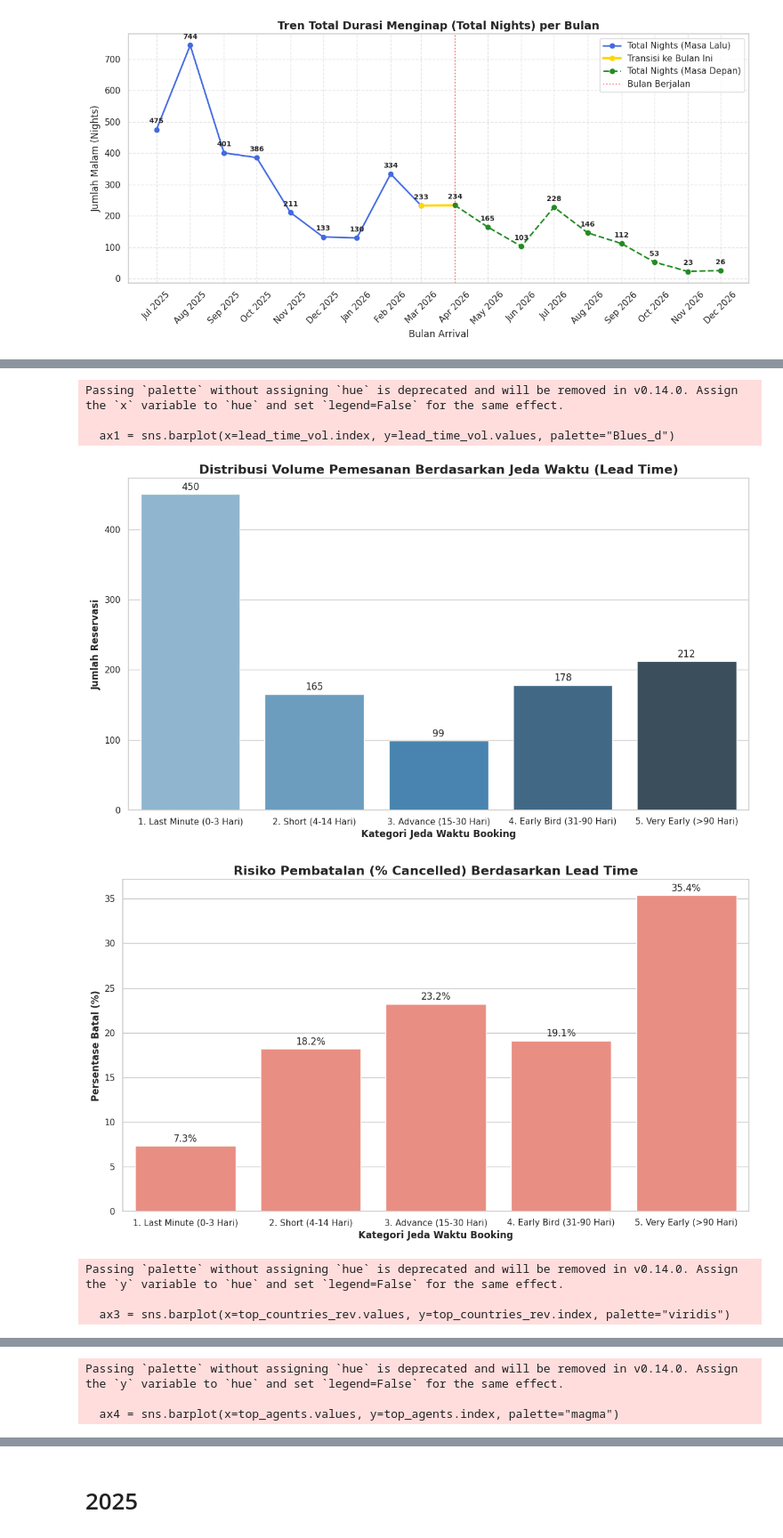
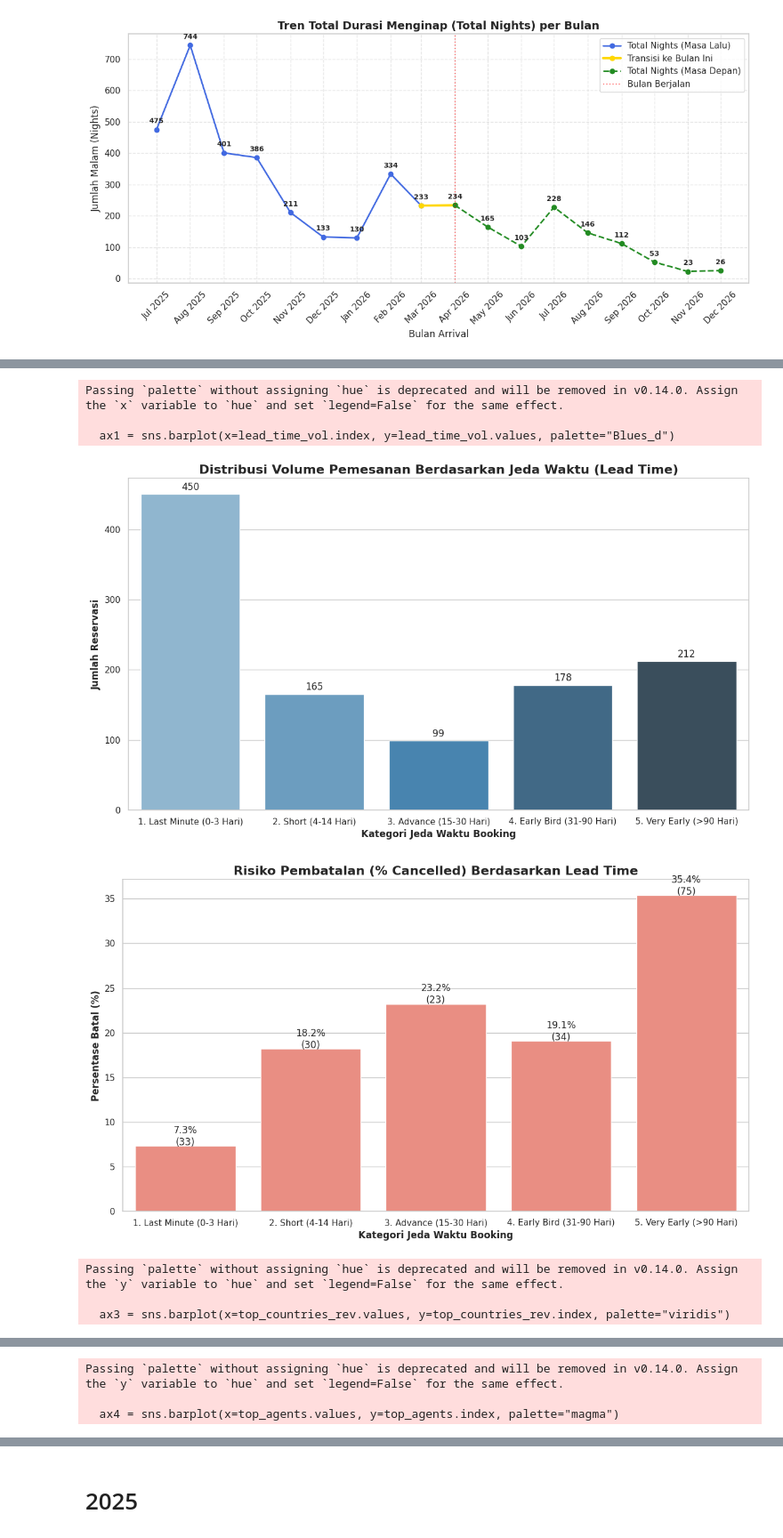
Before and after one commit to mahaputra971/pt_skp_ota_analyst, a Jupyter notebook: pondok_pitaya_analyst/pp_gp_2.ipynb, the cells around one changed output, grey strips where cells are left out. Shown at 89% size. Drawn from its saved outputs; the diff is of its cells as text; code cells hidden in the pictures.

```diff
--- a/pondok_pitaya_analyst/pp_gp_2.ipynb
+++ b/pondok_pitaya_analyst/pp_gp_2.ipynb
@@ -4,4 +4,4 @@ import matplotlib.pyplot as plt
 import seaborn as sns
 import numpy as np
 
-df = pd.read_excel("/home/mahaputra971/pt_skp/dataset/reservation_14_4_2026.xls")
+df = pd.read_excel("/home/mahaputra777/pt_skp/dataset/reservation_14_4_2026.xls")
@@ -14,6 +34,7 @@ import pandas as pd
 # df = pd.read_excel("/home/mahaputra971/pt_skp/dataset/reservation_14_4_2026.xls")
 
 # 1. Pastikan kolom 'Reservation Date' bertipe datetime
+df = df[df['Reservation Date'] != 'Total'].copy()
 df['Reservation Date'] = pd.to_datetime(df['Reservation Date'])
 
 # 2. Pisahkan menjadi 2 DataFrame berdasarkan tahun
@@ -271,18 +392,31 @@ plt.show()
 # =====================================================================
 # CHART 2: ANALISIS RISIKO PEMBATALAN (Di kategori mana Cancel tertinggi?)
 # =====================================================================
+
+# Persentase
 cancel_df = df.groupby('Lead Time Category')['Status'].value_counts(normalize=True).unstack().fillna(0) * 100
+
+# Jumlah (count)
+cancel_count = df.groupby('Lead Time Category')['Status'].value_counts().unstack().fillna(0)
+
 if 'CANCELLED' in cancel_df.columns:
     plt.figure()
     ax2 = sns.barplot(x=cancel_df.index, y=cancel_df['CANCELLED'], color='salmon')
+
     plt.title("Risiko Pembatalan (% Cancelled) Berdasarkan Lead Time", fontweight='bold')
     plt.xlabel("Kategori Jeda Waktu Booking", fontweight='bold')
     plt.ylabel("Persentase Batal (%)", fontweight='bold')
 
-    for p in ax2.patches:
-        ax2.annotate(f"{p.get_height():.1f}%",
+    for i, p in enumerate(ax2.patches):
+        percent = p.get_height()
+        count = cancel_count['CANCELLED'].iloc[i]
+
+        ax2.annotate(f"{percent:.1f}%\n({int(count)})",
                      (p.get_x() + p.get_width() / 2., p.get_height()),
-                     ha = 'center', va = 'center', xytext = (0, 9), textcoords = 'offset points')
+                     ha='center', va='center',
+                     xytext=(0, 12),
+                     textcoords='offset points')
+
     plt.tight_layout()
     plt.show()
 
@@ -441,34 +575,34 @@ for i, p in enumerate(ax8.patches):
                  ha = 'left', va = 'center', xytext = (5, 0), textcoords = 'offset points')
 plt.tight_layout()
 plt.show()
 
 # =====================================================================
 # CHART 9: UTILISASI FISIK KAMAR (Analisa Beban Operasional / Wear & Tear)
 # =====================================================================
 # Hanya menganalisa reservasi yang sudah benar-benar check-out (bukan yang batal/no show)
 df_checkout = df[df['Status'].str.upper() == 'CHECK_OUT']
 
 # Menghitung total malam (Nights) masing-masing nomor kamar digunakan
 room_utilization = df_checkout.groupby('Room')['Nights'].sum().sort_values(ascending=False).head(15)
 
 plt.figure()
 ax9 = sns.barplot(x=room_utilization.values, y=room_utilization.index, palette="flare")
 plt.title("Top 15 Kamar Paling Sering Dihuni (Beban Maintenance Tertinggi)", fontweight='bold')
 plt.xlabel("Total Malam Dihuni (Nights)", fontweight='bold')
 plt.ylabel("Nomor Kamar", fontweight='bold')
 
 for p in ax9.patches:
     ax9.annotate(f"{p.get_width():.0f} Malam",
                  (p.get_width(), p.get_y() + p.get_height() / 2.),
                  ha = 'left', va = 'center', xytext = (5, 0), textcoords = 'offset points')
 plt.tight_layout()
 plt.show()
 # %% [output]
 Passing `palette` without assigning `hue` is deprecated and will be removed in v0.14.0. Assign the `x` variable to `hue` and set `legend=False` for the same effect.
 
   ax1 = sns.barplot(x=lead_time_vol.index, y=lead_time_vol.values, palette="Blues_d")
 [figure]
-[figure, old version]
+[figure, new version]
 Passing `palette` without assigning `hue` is deprecated and will be removed in v0.14.0. Assign the `y` variable to `hue` and set `legend=False` for the same effect.
 
   ax3 = sns.barplot(x=top_countries_rev.values, y=top_countries_rev.index, palette="viridis")
```
Also changed, not shown: parts of 4 cells of this notebook, 7 other files.
